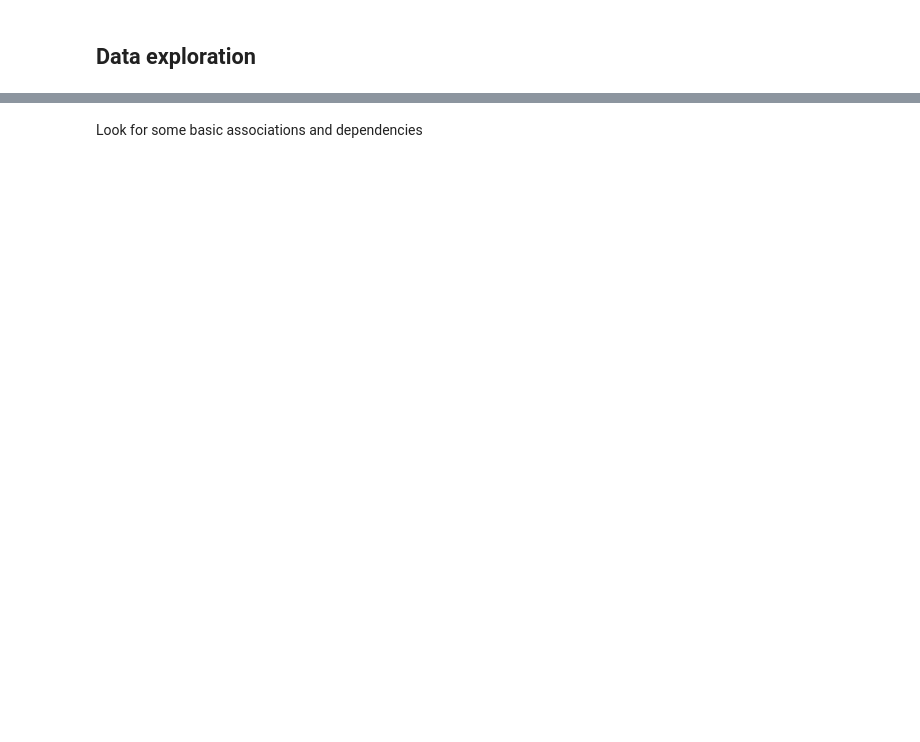
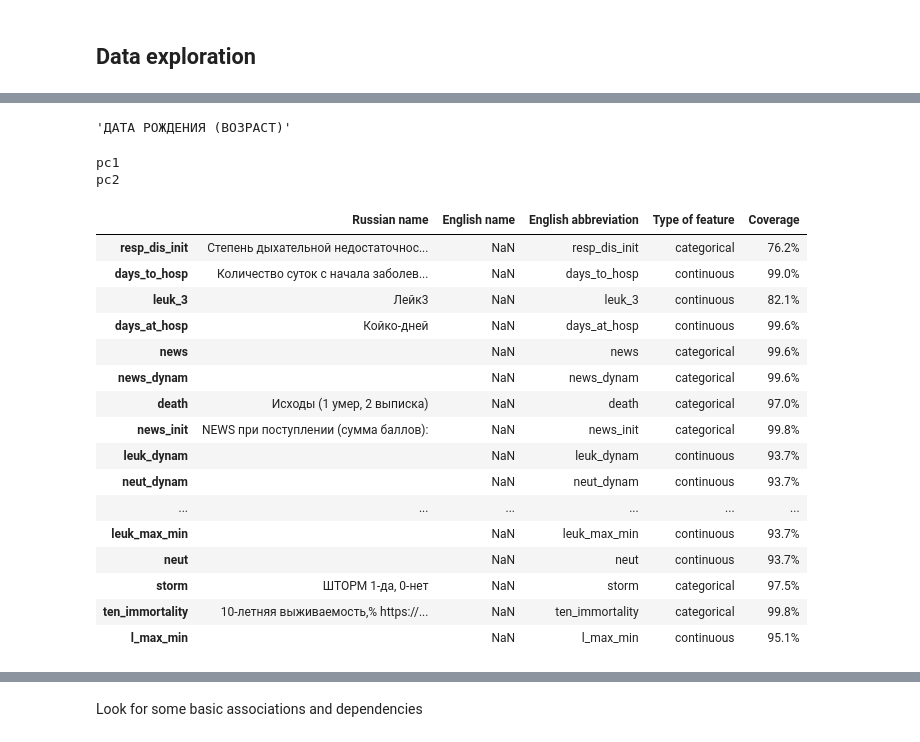
Before and after one commit to bioinf/covid19-exome, a Jupyter notebook: feature_processing/part3_march_pheno_eda_and_normalysing.ipynb, the cells around one changed output, grey strips where cells are left out. Saved outputs shown, nothing was run; the diff lists cells and outputs as text; code cells hidden in the pictures; blank space fills up the shorter version.

```diff
--- a/feature_processing/part3_march_pheno_eda_and_normalysing.ipynb
+++ b/feature_processing/part3_march_pheno_eda_and_normalysing.ipynb
@@ -242,0 +480,48 @@ Values: [ 0.  1. nan]
+# %%
+eng2russian['age']
+# %% [output]
+'ДАТА РОЖДЕНИЯ (ВОЗРАСТ)'
+# %%
+from collections import defaultdict
+cols = numerical_cols+categorical_cols
+russian_name = defaultdict(str)
+coverage_dict = defaultdict(str)
+type_of_col = defaultdict(str)
+straight = defaultdict(str)
+for key in cols:
+    straight[key] = key
+    russian_name[key] = eng2russian[key]
+    type_of_col[key] = "continuous" if key in numerical_cols else "categorical"
+    try:
+        coverage_dict[key] =  f"{np.round((~data[key].isna()).sum()/data[key].shape[0]*100, 1)}%"
+    except KeyError:
+        print(key)
+        coverage_dict[key] =  f"{np.round((~masked_data[key].isna()).sum()/masked_data[key].shape[0]*100, 1)}%"
+# %% [output]
+pc1
+pc2
+# %%
+features_data = pd.DataFrame(index=set(cols), columns=['Russian name', 'English name', 'English abbreviation', 'Type of feature', 'Coverage'])
+features_data['Russian name'] = features_data.index.map(russian_name)
+features_data['English abbreviation'] = features_data.index.map(straight)
+features_data['Type of feature'] = features_data.index.map(type_of_col)
+features_data['Coverage'] = features_data.index.map(coverage_dict)
+features_data
+# %% [output]
+|  | Russian name | English name | English abbreviation | Type of feature | Coverage |
+| resp_dis_init | Степень дыхательной недостаточнос... | NaN | resp_dis_init | categorical | 76.2% |
+| days_to_hosp | Количество суток с начала заболев... | NaN | days_to_hosp | continuous | 99.0% |
+| leuk_3 | Лейк3 | NaN | leuk_3 | continuous | 82.1% |
+| days_at_hosp | Койко-дней | NaN | days_at_hosp | continuous | 99.6% |
+| news |  | NaN | news | categorical | 99.6% |
+| news_dynam |  | NaN | news_dynam | categorical | 99.6% |
+| death | Исходы (1 умер, 2 выписка) | NaN | death | categorical | 97.0% |
+| news_init | NEWS при поступлении (сумма баллов): | NaN | news_init | categorical | 99.8% |
+| leuk_dynam |  | NaN | leuk_dynam | continuous | 93.7% |
+| neut_dynam |  | NaN | neut_dynam | continuous | 93.7% |
+| ... | ... | ... | ... | ... | ... |
+| leuk_max_min |  | NaN | leuk_max_min | continuous | 93.7% |
+| neut |  | NaN | neut | continuous | 93.7% |
+| storm | ШТОРМ 1-да, 0-нет | NaN | storm | categorical | 97.5% |
+| ten_immortality | 10-летняя выживаемость,% https://... | NaN | ten_immortality | categorical | 99.8% |
+| l_max_min |  | NaN | l_max_min | continuous | 95.1% |
```
Also changed, not shown: parts of 23 cells of this notebook, 2 other files.
